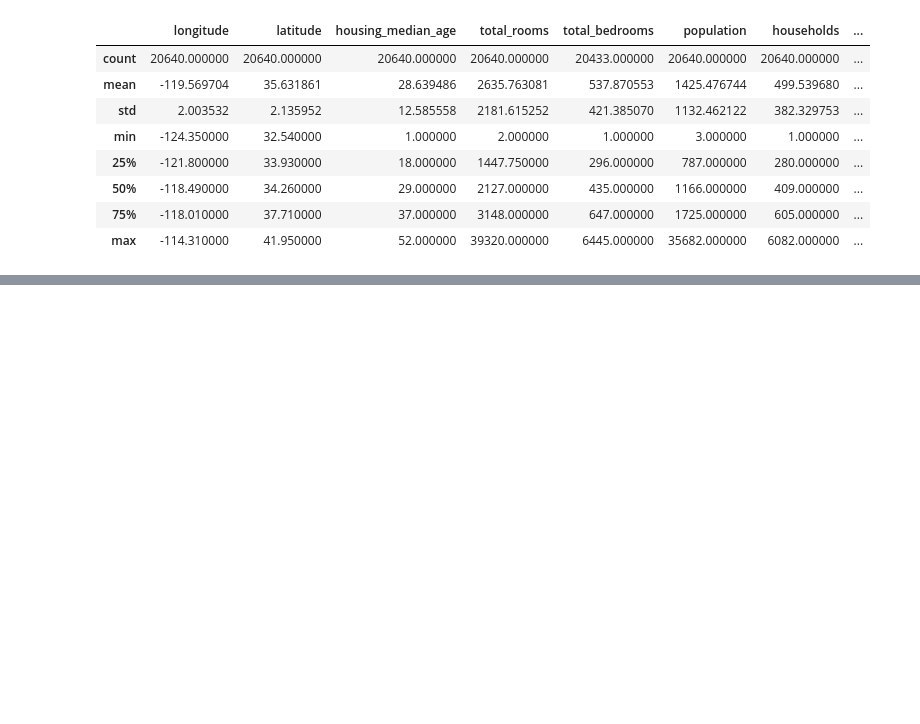
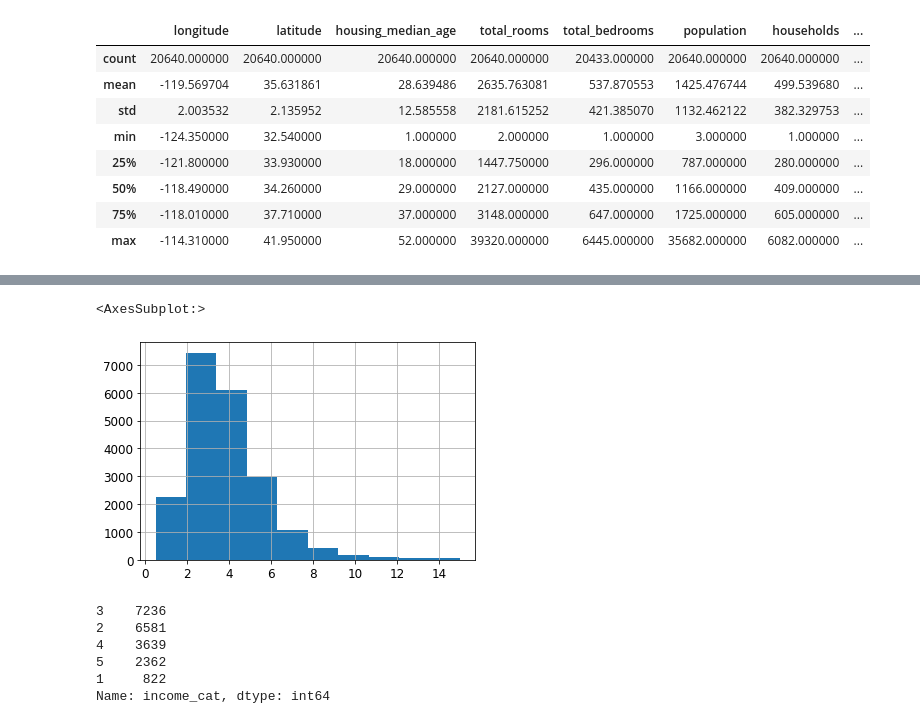
Before and after one commit to zhangjiechina001/ml-practice, a Jupyter notebook: ch2/Untitled.ipynb, the cells around one changed output, grey strips where cells are left out. Cells and saved outputs as stored; diff of their text form; code cells hidden in the pictures; blank space fills up the shorter version.

```diff
--- a/ch2/Untitled.ipynb
+++ b/ch2/Untitled.ipynb
@@ -109,0 +171,5 @@ plt.show()
+# %%
+housing_width_id=housing.reset_index()
+housing['id']=housing['longitude']*1000+housing['latitude']
+train_set,test_set=split_train_test_by_id(housing,0.2,'id')
+train_set.shape,test_set.shape
@@ -109,0 +204,15 @@ plt.show()
+# %%
+housing['median_income'].hist()
+# %% [output]
+<AxesSubplot:>
+[figure, added]
+# %%
+housing['income_cat']=pd.cut(housing['median_income'],bins=[0.,1.5,3.0,4.5,6.0,np.inf], labels=[1, 2, 3, 4, 5])
+housing['income_cat'].value_counts()
+# %% [output]
+3    7236
+2    6581
+4    3639
+5    2362
+1     822
+Name: income_cat, dtype: int64
```
Also changed, not shown: parts of 16 cells of this notebook.
